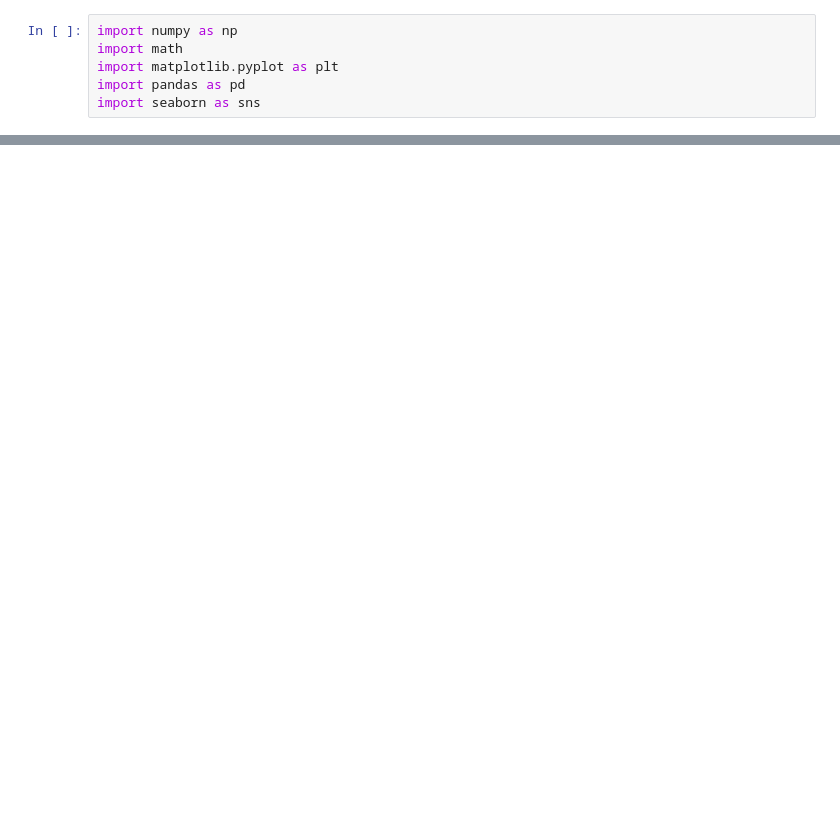
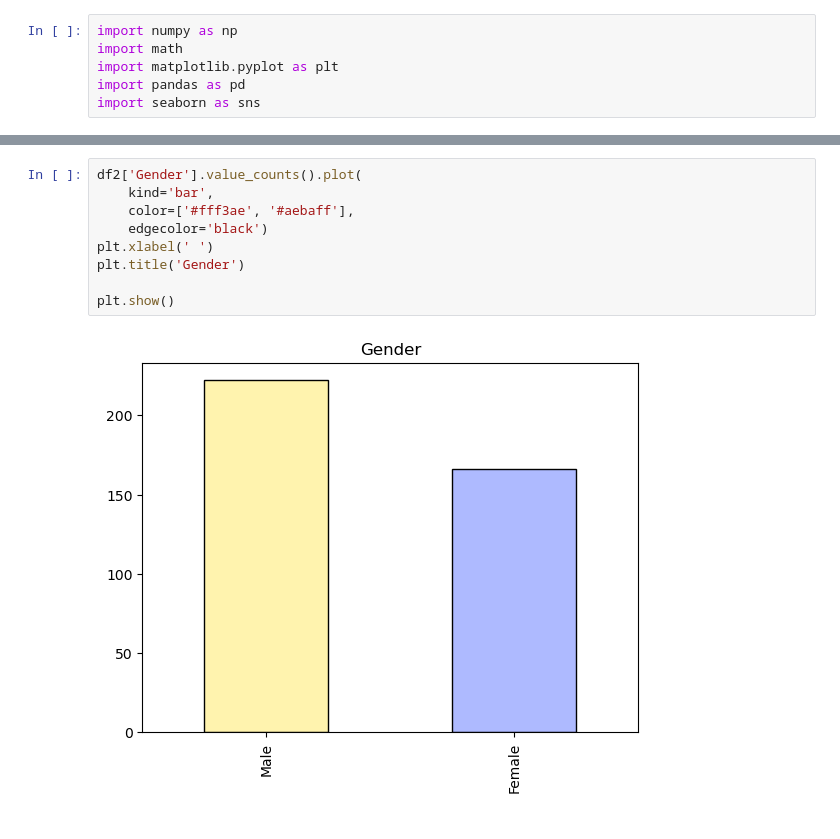
Before and after one commit to charbonnmyleseau-ship-it/pythonBootCamp, a Jupyter notebook: Final_Project_Analysis.ipynb, the cells around one changed output, grey strips where cells are left out. Saved outputs shown, nothing was run; the diff lists cells and outputs as text; blank space fills up the shorter version.

```diff
--- a/Final_Project_Analysis.ipynb
+++ b/Final_Project_Analysis.ipynb
@@ -23,0 +101,11 @@ df2
+# %%
+df2['Gender'].value_counts().plot(
+    kind='bar',
+    color=['#fff3ae', '#aebaff'],
+    edgecolor='black')
+plt.xlabel(' ')
+plt.title('Gender')
+
+plt.show()
+# %% [output]
+[figure, added]
```
Also changed, not shown: parts of 22 cells of this notebook.
